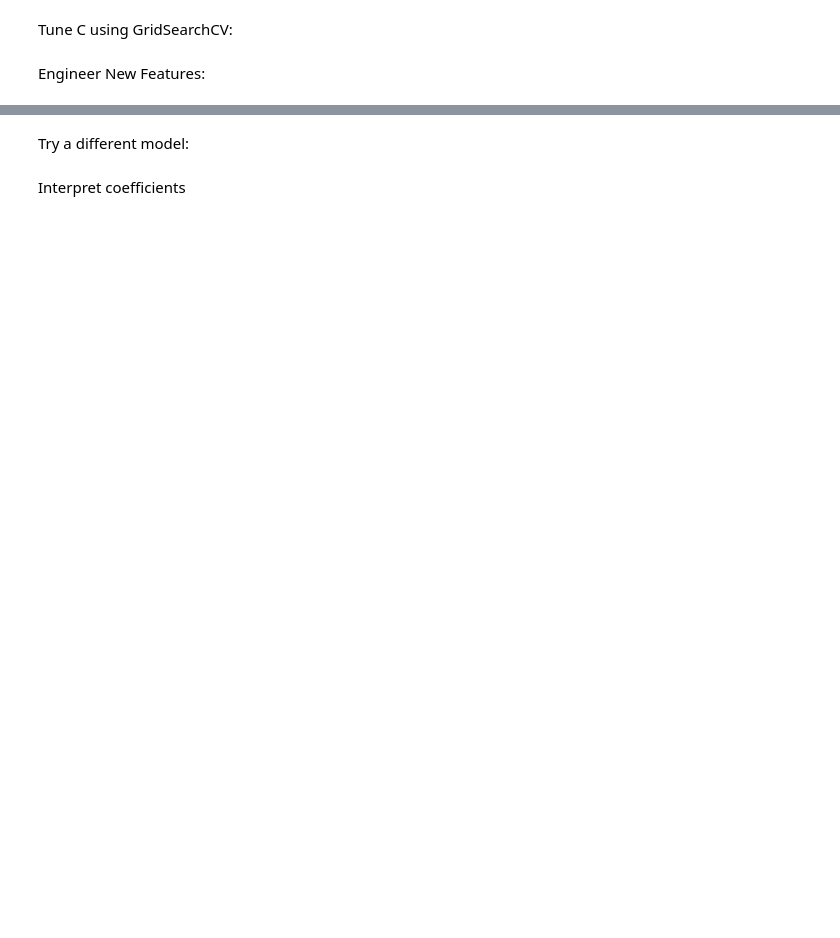
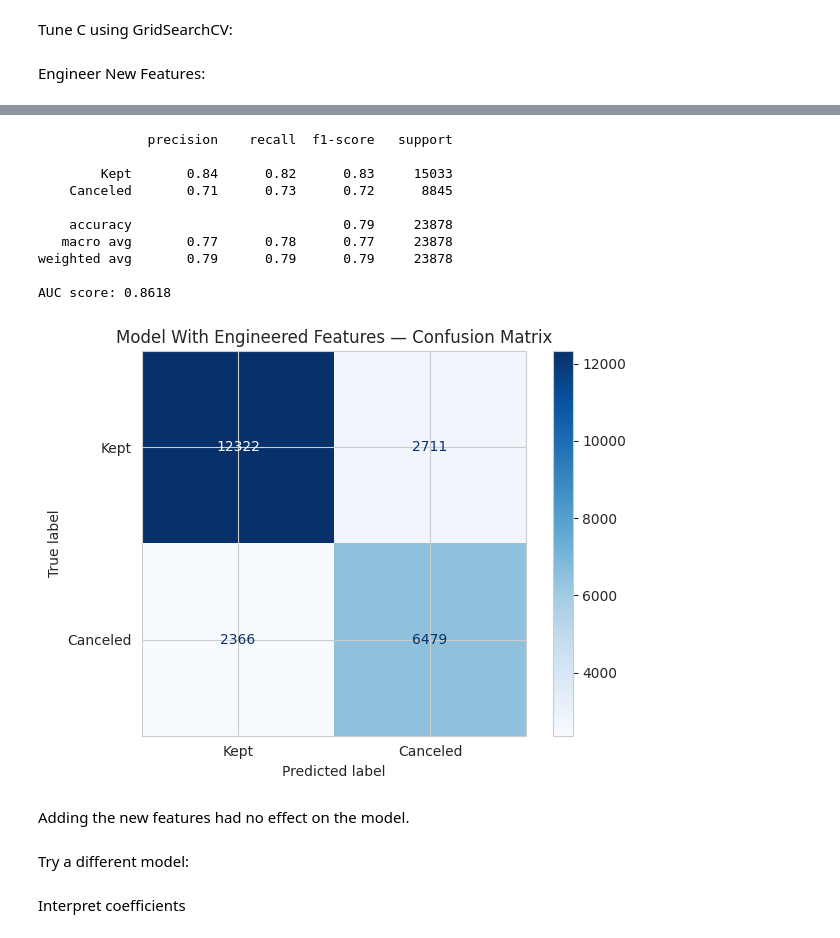
Before and after one commit to maya-clifford/logistic-regression, a Jupyter notebook: hotel_cancellation_lab.ipynb, the cells around one changed output, grey strips where cells are left out. Cells and saved outputs as stored; diff of their text form; code cells hidden in the pictures; blank space fills up the shorter version.

```diff
--- a/hotel_cancellation_lab.ipynb
+++ b/hotel_cancellation_lab.ipynb
@@ -991,10 +1042,10 @@ y = df['is_canceled']
 train_X, test_X, train_y, test_y = train_test_split(X, y, train_size=0.8, random_state=42, stratify=y)
 # %%
 # make the pipeline of our best model
-model_3_pipe = Pipeline(steps=[
+model = Pipeline(steps=[
     ('prep', preprocessor),
     ('model', LogisticRegression(max_iter=5000, random_state=42, solver='liblinear', l1_ratio=1, C=5, class_weight='balanced'))
 ])
 
-model_3_pipe.fit(train_X, train_y)
+model.fit(train_X, train_y)
 # %% [output]
@@ -1002,7 +1069,32 @@ NameError: name 'Pipeline' is not defined
 # %%
+# print the classification report
+y_pred = model.predict(test_X)
+print(classification_report(test_y, y_pred, target_names=['Kept', 'Canceled']))
 # print the auc score
-y_proba_m = model_3_pipe.predict_proba(test_X)[:, 1]
+y_proba_m = model.predict_proba(test_X)[:, 1]
 print(f'AUC score: {roc_auc_score(test_y, y_proba_m):.4f}')
+
+# print the confusion matrix
+cm_m = confusion_matrix(test_y, y_pred)
+disp_m = ConfusionMatrixDisplay(confusion_matrix=cm_m, display_labels=['Kept', 'Canceled'])
+disp_m.plot(cmap='Blues')
+plt.title('Model With Engineered Features — Confusion Matrix')
+plt.tight_layout()
+plt.show()
+# %% [output]
+              precision    recall  f1-score   support
+
+        Kept       0.84      0.82      0.83     15033
+    Canceled       0.71      0.73      0.72      8845
+
+    accuracy                           0.79     23878
+   macro avg       0.77      0.78      0.77     23878
+weighted avg       0.79      0.79      0.79     23878
+
+AUC score: 0.8618
+[figure, added]
+# %% [markdown]
+Adding the new features had no effect on the model.
 # %% [markdown]
 Try a different model:
 # %% [markdown]
```
Also changed, not shown: parts of 8 cells of this notebook.
